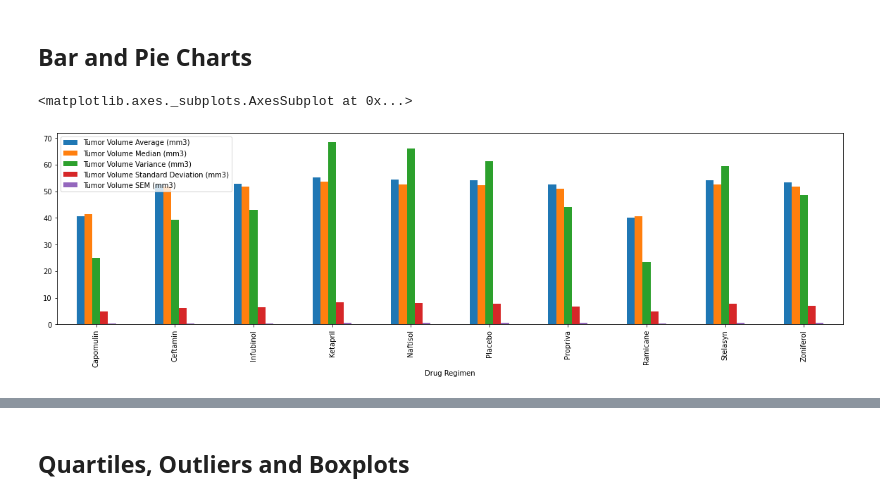
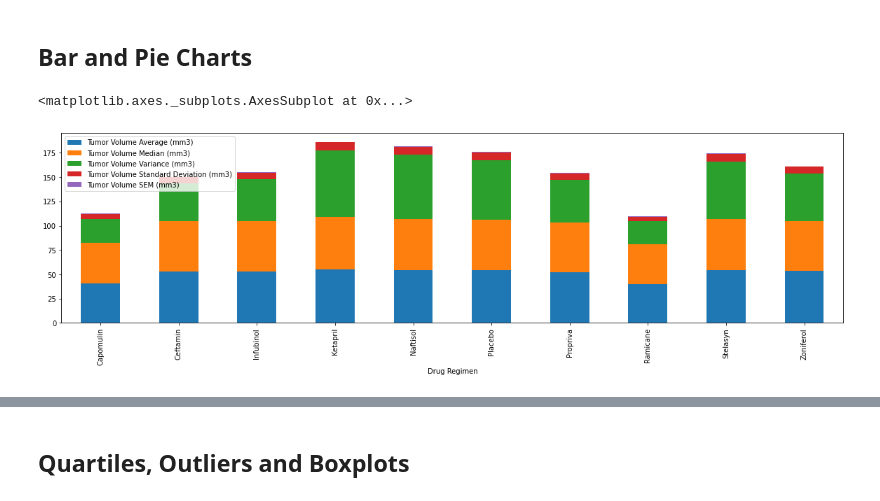
Before and after one commit to eenabow/Matplotlib_challenge, a Jupyter notebook: Pymaceuticals/pymaceuticals_starter.ipynb, the cells around one changed output, grey strips where cells are left out. Saved outputs shown, nothing was run; the diff lists cells and outputs as text; code cells hidden in the pictures.

```diff
--- a/Pymaceuticals/pymaceuticals_starter.ipynb
+++ b/Pymaceuticals/pymaceuticals_starter.ipynb
@@ -161,8 +163,12 @@ aggregrated_drugs_df
 ## Bar and Pie Charts
 # %%
 #Generate a bar plot showing the total number of measurements taken on each drug regimen using pandas.
-multiplot= Grouped_drugs_summary.plot( kind="bar", figsize=(20,5))
+multiplot= Grouped_drugs_summary.plot( kind="bar", figsize=(20,5), stacked= True)
 multiplot
+
+# total_measurements = clean_df.groupby("Drug Regimen").count()["Mouse ID"]
+
+# total_measurements.plot(kind="bar")
 # %% [output]
 <matplotlib.axes._subplots.AxesSubplot at 0x...>
-[figure, old version]
+[figure, new version]
```
Also changed, not shown: parts of 8 cells of this notebook.
